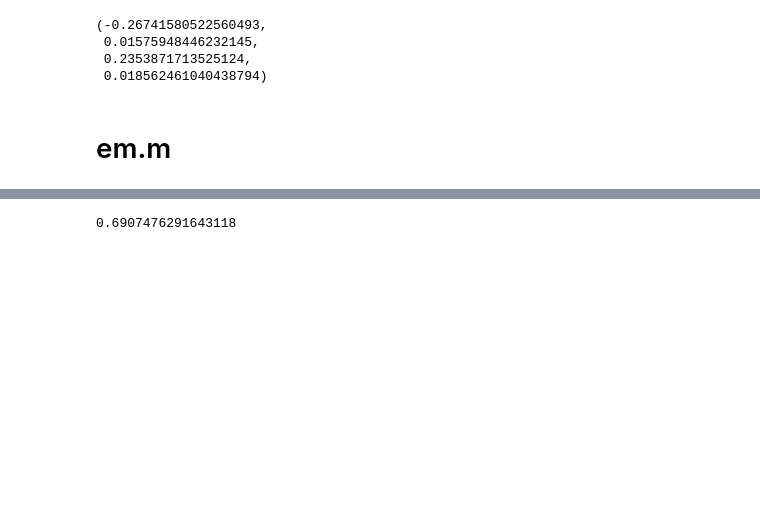
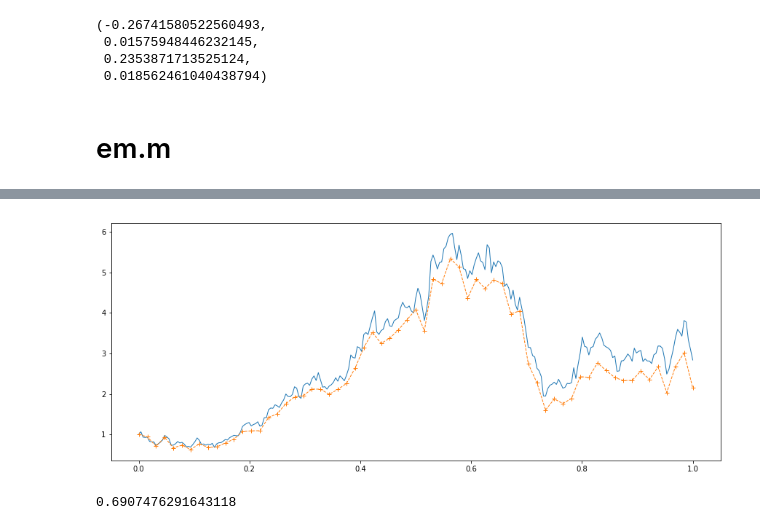
Before and after one commit to tao-yu/cox-ingersoll-ross, a Jupyter notebook: sim/Higham.ipynb, the cells around one changed output, grey strips where cells are left out. Saved outputs shown, nothing was run; the diff lists cells and outputs as text; code cells hidden in the pictures; blank space fills up the shorter version.

```diff
--- a/sim/Higham.ipynb
+++ b/sim/Higham.ipynb
@@ -80,9 +80,9 @@ Using Matlab Random Numbers
 # %% [markdown]
 # em.m
 # %%
-%%timeit
-#reset_seed()
-#plt.figure(figsize=(15,6))
+%%time
+reset_seed()
+plt.figure(figsize=(15,6))
 lamda = 2
 mu = 1
 X_0 = 1
@@ -95,7 +95,7 @@ W = np.cumsum(dW)
 t = np.arange(0, T+dt, dt)
 
 X_true = X_0 * np.exp((lamda-0.5*mu**2)*t + mu*W)
-#plt.plot(t, X_true, linewidth=1)
+plt.plot(t, X_true, linewidth=1)
 
 R = 4
 Dt = R*dt
@@ -107,5 +107,5 @@ for j in range(1, L+1):
     Winc = np.sum(dW[R*(j-1)+1:R*j+1])
     X_temp = X_temp + Dt*lamda*X_temp + mu*X_temp*Winc
     X_em[j] = X_temp
-#plt.plot(np.arange(0, T+Dt, Dt), X_em, "+--", linewidth=1)
+plt.plot(np.arange(0, T+Dt, Dt), X_em, "+--", linewidth=1)
 # %% [output]
@@ -113,3 +114,4 @@ for j in range(1, L+1):
+[figure, added]
 # %%
 X_true[-1] - X_em[-1]
 # %% [output]
```
Also changed, not shown: parts of 7 cells of this notebook.
